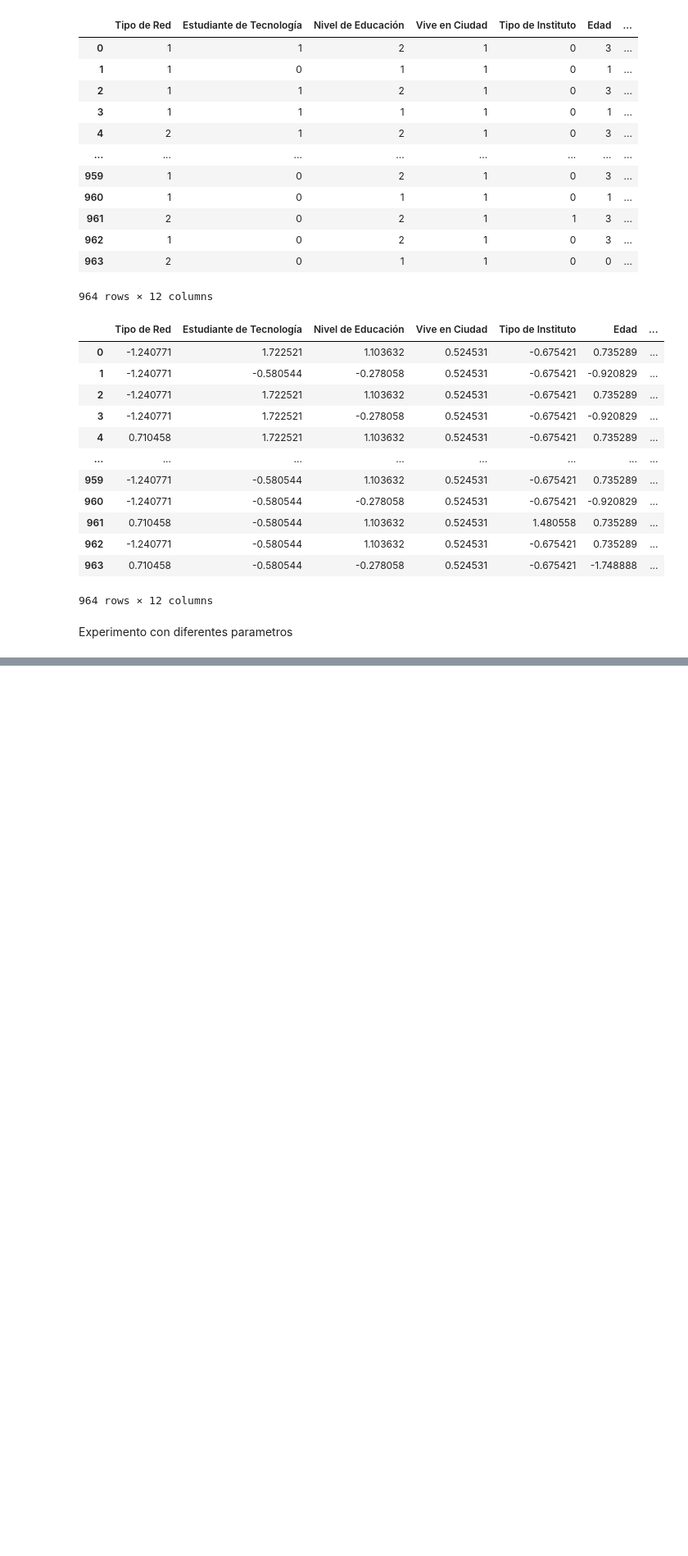
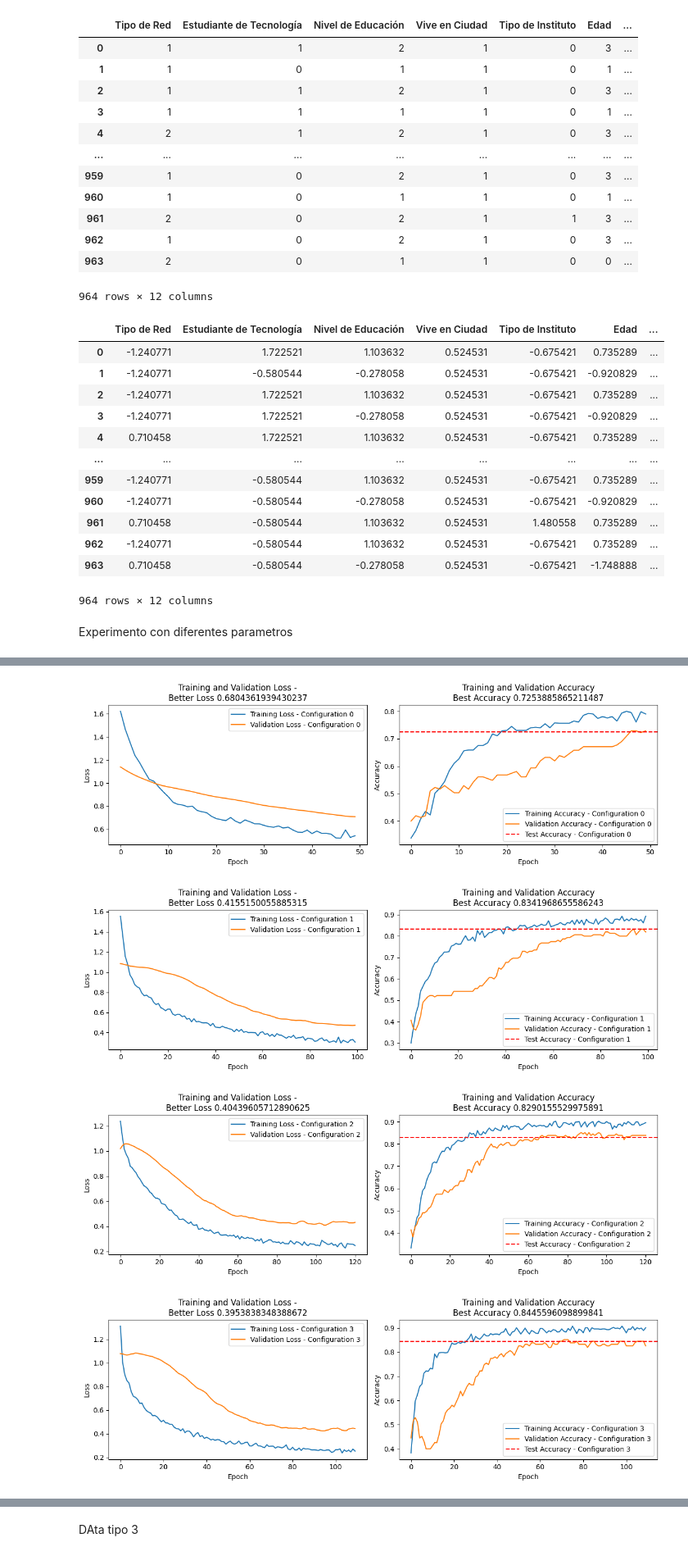
Before and after one commit to miky14n/Red-neuronal, a Jupyter notebook: Experimentos/asig5_experimentos.ipynb, the cells around one changed output, grey strips where cells are left out. Shown at 82% size. Cells and saved outputs as stored; diff of their text form; code cells hidden in the pictures; blank space fills up the shorter version.

```diff
--- a/Experimentos/asig5_experimentos.ipynb
+++ b/Experimentos/asig5_experimentos.ipynb
@@ -97,14 +127,18 @@ X_norm = datam3.drop('Nivel de Adaptación' , axis = 1)
 y_norm = datam3['Nivel de Adaptación']
 x_train_norm , x_test_norm , y_train_norm , y_test_norm = train_test_split(X_norm , y_norm , test_size = 0.2, random_state = 32 )
 # %%
-def run_model(ep, bat_size,max_neur,x_train  , y_train ):
+def run_model(ep, bat_size,max_neur,x_train  , y_train, activation_function1='relu', activation_function2='relu', activation_function_out='softmax'):
     model = tf.keras.models.Sequential([
-    tf.keras.layers.InputLayer(input_shape=x_train.shape[1:]),
-    tf.keras.layers.Dense(int(max_neur/2), activation='relu'),
-    tf.keras.layers.Dropout(0.3),
-    tf.keras.layers.Dense(max_neur, activation='gelu'),
-    tf.keras.layers.Dropout(0.5),
-    tf.keras.layers.Dense(3, activation='softmax')
+        tf.keras.layers.InputLayer(input_shape = x_train.shape[1:]),
+        tf.keras.layers.BatchNormalization(),
+        tf.keras.layers.Dense(int(max_neur/2) , activation = 'relu'),
+        tf.keras.layers.BatchNormalization(),
+        tf.keras.layers.Dense(max_neur , activation = activation_function1),
+        tf.keras.layers.BatchNormalization(),
+        tf.keras.layers.Dropout(0.2) ,
+        tf.keras.layers.Dense(11 , activation = activation_function2),
+        tf.keras.layers.BatchNormalization(),
+        tf.keras.layers.Dense(3 , activation = activation_function_out)
     ])
 
     model.compile(
@@ -198,0 +252,2 @@ evaluation_results
+# %%
+list_history,evaluation_results,better_conf,list_model=evaluate_models(x_train_encod, y_train_encod,x_test_encod,y_test_encod)
@@ -198,0 +272,11 @@ evaluation_results
+# %%
+i=0
+for hist in list_history:
+
+    print_history(hist,i,evaluation_results[i])
+    i+=1
+# %% [output]
+[figure, added]
+[figure, added]
+[figure, added]
+[figure, added]
@@ -198,0 +288,2 @@ evaluation_results
+# %% [markdown]
+DAta tipo 3
```
Also changed, not shown: parts of 19 cells of this notebook, 4 other files.
